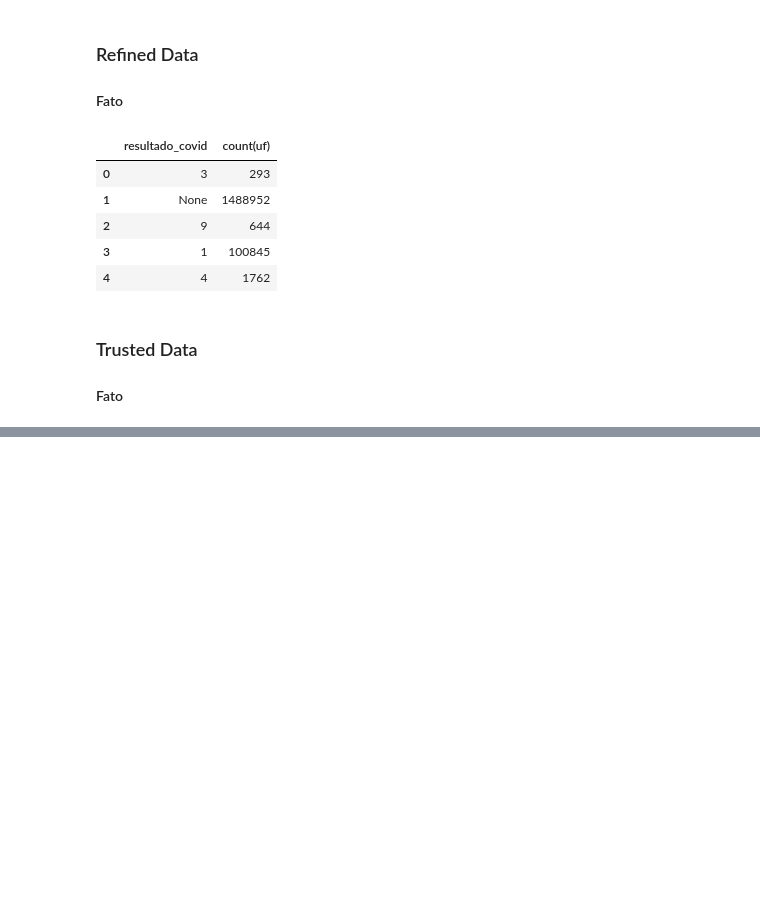
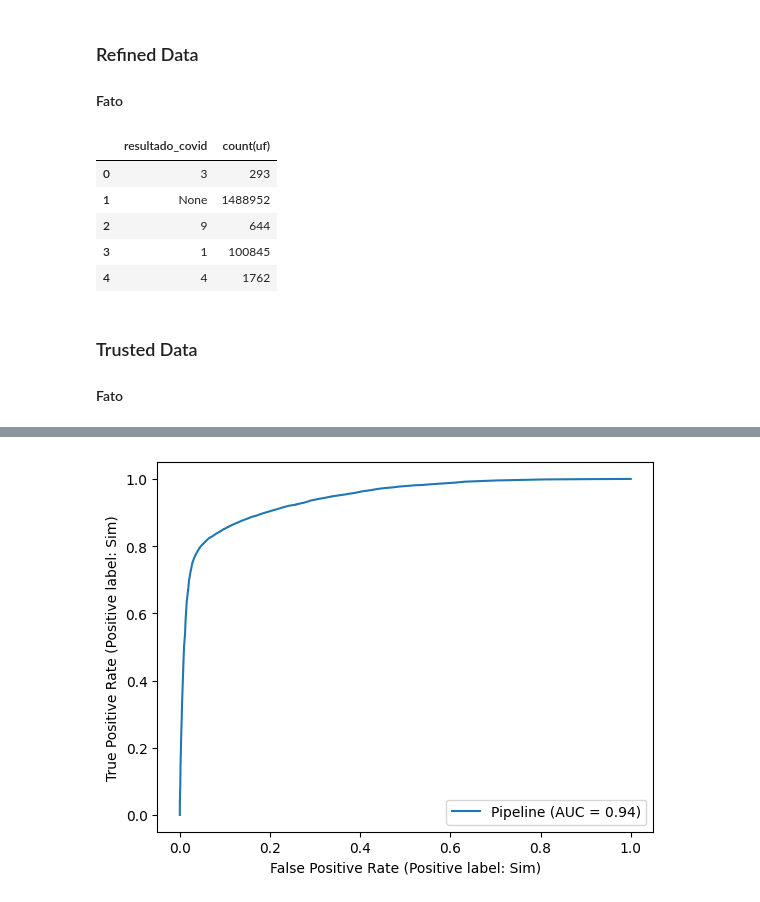
Before and after one commit to pehls/gp27_techchallenge_3, a Jupyter notebook: notebooks/003_gtrp_feature_importance.ipynb, the cells around one changed output, grey strips where cells are left out. Drawn from its saved outputs; the diff is of its cells as text; code cells hidden in the pictures; blank space fills up the shorter version.

Commit message:
add models test

```diff
--- a/notebooks/003_gtrp_feature_importance.ipynb
+++ b/notebooks/003_gtrp_feature_importance.ipynb
@@ -107,7 +105 @@ _display(df\
-# %%
-df = df.select(['uf', 'area_domicilio', 'sexo', 'cor_raca', 'escolaridade',
-                'teve_dificuldade_respirar', 'teve_dor_cabeca',
-                'teve_fadiga', 'teve_perda_cheiro', 'ficou_em_casa',
-                'resultado_covid',])
-df = df.toPandas()
 # %%
@@ -127,5 +124 @@ resultado_covid              1491651
 dtype: int64
-# %%
-# dropando na (menos de 10% da base)
-df = df.dropna()
-df.isna().sum()
@@ -235,0 +133,85 @@ pd.DataFrame([model.feature_importances_, X.columns]).T
+# %%
+from sklearn.metrics import (  r2_score
+                             , precision_score
+                             , f1_score
+                             , classification_report
+                             , roc_auc_score
+                             , RocCurveDisplay
+                             )
+from sklearn.inspection import permutation_importance
+from sklearn.preprocessing import OneHotEncoder
+from imblearn.pipeline import Pipeline
+from imblearn.under_sampling import RandomUnderSampler
+import plotly.express as px
+
+_features = ['uf',
+             'semana_mes',
+             'mes',
+             'area_domicilio',
+             'idade',
+             'sexo',
+             'cor_raca',
+             'escolaridade',
+             'teve_febre',
+             'teve_dificuldade_respirar',
+             'teve_dor_cabeca',
+             'teve_fadiga',
+             'teve_perda_cheiro',
+             'tem_plano_saude',
+             'situacao_domicilio']
+
+pipeline = Pipeline(
+    steps = [
+        ('under', RandomUnderSampler(sampling_strategy='majority')),
+        ('one-hot', OneHotEncoder(handle_unknown='infrequent_if_exist')),
+        ('model',RandomForestClassifier(random_state=42))
+    ]
+)
+
+X = df[_features]
+y = df[['resultado_covid']]
+
+X_train, X_test, y_train, y_test = train_test_split(X, y, stratify=y, random_state=42)
+pipeline.fit(X_train, y_train)
+
+model = pipeline['model']
+y_pred = pipeline.predict(X_test)
+
+_y_test = [int(x.replace('Não','0').replace('Sim','1')) for x in y_test['resultado_covid'].to_list()]
+_y_pred = [int(x.replace('Não','0').replace('Sim','1')) for x in y_pred]
+
+print(f"""
+r2_score = {r2_score(_y_test, _y_pred)}
+precision_score = {precision_score(_y_test, _y_pred)}
+f1_score = {f1_score(_y_test, _y_pred)}
+roc_auc_score = {roc_auc_score(_y_test, _y_pred)}
+
+classification_report = {classification_report(_y_test, _y_pred)}
+""")
+
+RocCurveDisplay.from_estimator(pipeline, X, y)
+
+result = permutation_importance(
+    pipeline, X_test, y_test, n_repeats=10, random_state=42, n_jobs=2
+)
+forest_importances = pd.DataFrame([result.importances_mean, X.columns], index=['importance','feature']).T
+
+
+fig = px.bar(
+    forest_importances.sort_values('importance'),
+    x='importance', y='feature', orientation='h'
+)
+fig.update_layout(
+    yaxis=dict(
+        showgrid=False,
+        showline=False,
+        showticklabels=True
+    ),
+    xaxis=dict(
+        showgrid=False,
+        showline=False,
+        showticklabels=True
+    )
+)
+fig.show()
+# %% [output]
@@ -235,0 +231 @@ pd.DataFrame([model.feature_importances_, X.columns]).T
+[figure, added]
```
Also changed, not shown: parts of 19 cells of this notebook, 1 other file.
